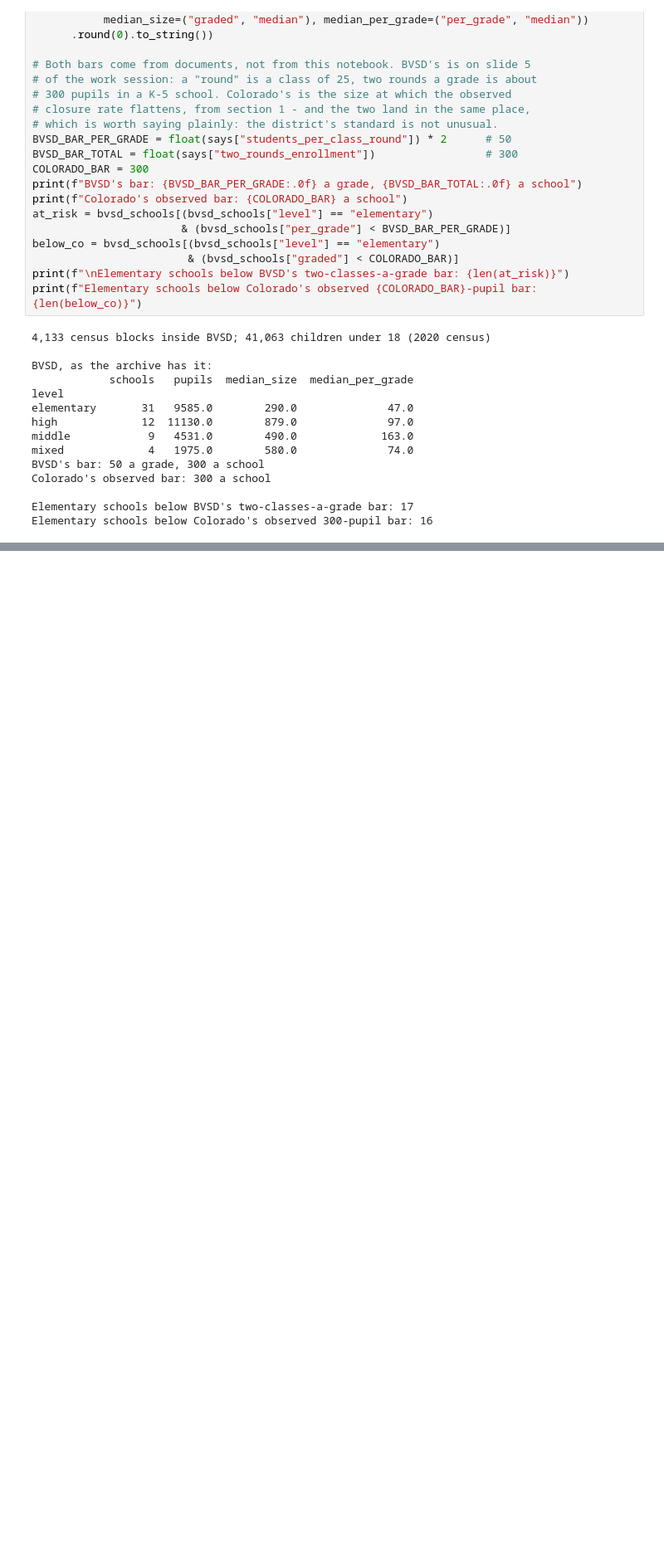
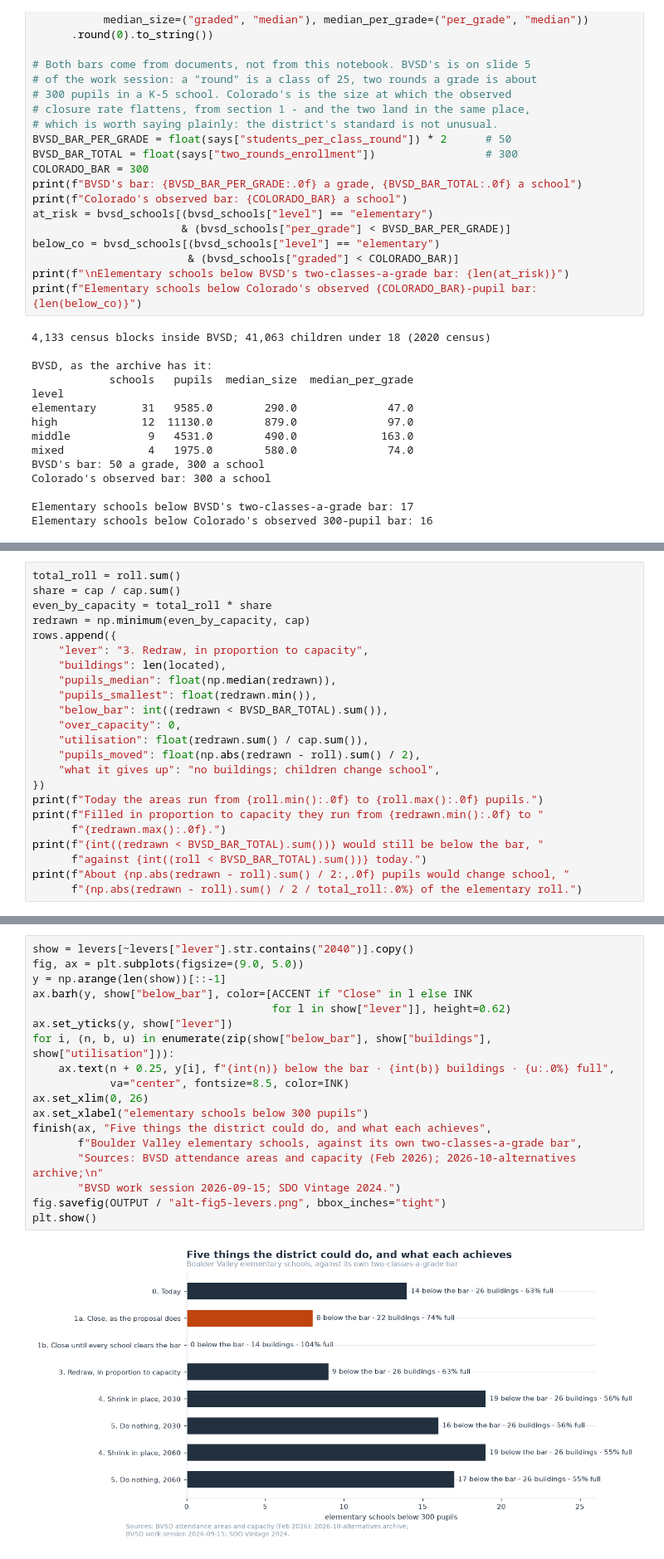
Before and after one commit to brianckeegan/charting-boulder, a Jupyter notebook: 2026-10-alternatives/alternatives-analysis.ipynb, the cells around one changed output, grey strips where cells are left out. Shown at 83% size. Saved outputs shown, nothing was run; the diff lists cells and outputs as text; blank space fills up the shorter version.

```diff
--- a/2026-10-alternatives/alternatives-analysis.ipynb
+++ b/2026-10-alternatives/alternatives-analysis.ipynb
@@ -1254,0 +1003,23 @@ is not on the list the board was given.
+# %%
+total_roll = roll.sum()
+share = cap / cap.sum()
+even_by_capacity = total_roll * share
+redrawn = np.minimum(even_by_capacity, cap)
+rows.append({
+    "lever": "3. Redraw, in proportion to capacity",
+    "buildings": len(located),
+    "pupils_median": float(np.median(redrawn)),
+    "pupils_smallest": float(redrawn.min()),
+    "below_bar": int((redrawn < BVSD_BAR_TOTAL).sum()),
+    "over_capacity": 0,
+    "utilisation": float(redrawn.sum() / cap.sum()),
+    "pupils_moved": float(np.abs(redrawn - roll).sum() / 2),
+    "what it gives up": "no buildings; children change school",
+})
+print(f"Today the areas run from {roll.min():.0f} to {roll.max():.0f} pupils.")
+print(f"Filled in proportion to capacity they run from {redrawn.min():.0f} to "
+      f"{redrawn.max():.0f}.")
+print(f"{int((redrawn < BVSD_BAR_TOTAL).sum())} would still be below the bar, "
+      f"against {int((roll < BVSD_BAR_TOTAL).sum())} today.")
+print(f"About {np.abs(redrawn - roll).sum() / 2:,.0f} pupils would change school, "
+      f"{np.abs(redrawn - roll).sum() / 2 / total_roll:.0%} of the elementary roll.")
@@ -1254,0 +1087,20 @@ is not on the list the board was given.
+# %%
+show = levers[~levers["lever"].str.contains("2040")].copy()
+fig, ax = plt.subplots(figsize=(9.0, 5.0))
+y = np.arange(len(show))[::-1]
+ax.barh(y, show["below_bar"], color=[ACCENT if "Close" in l else INK
+                                     for l in show["lever"]], height=0.62)
+ax.set_yticks(y, show["lever"])
+for i, (n, b, u) in enumerate(zip(show["below_bar"], show["buildings"], show["utilisation"])):
+    ax.text(n + 0.25, y[i], f"{int(n)} below the bar · {int(b)} buildings · {u:.0%} full",
+            va="center", fontsize=8.5, color=INK)
+ax.set_xlim(0, 26)
+ax.set_xlabel("elementary schools below 300 pupils")
+finish(ax, "Five things the district could do, and what each achieves",
+       f"Boulder Valley elementary schools, against its own two-classes-a-grade bar",
+       "Sources: BVSD attendance areas and capacity (Feb 2026); 2026-10-alternatives archive;\n"
+       "BVSD work session 2026-09-15; SDO Vintage 2024.")
+fig.savefig(OUTPUT / "alt-fig5-levers.png", bbox_inches="tight")
+plt.show()
+# %% [output]
+[figure, added]
```
Also changed, not shown: parts of 39 cells of this notebook, 19 other files.
